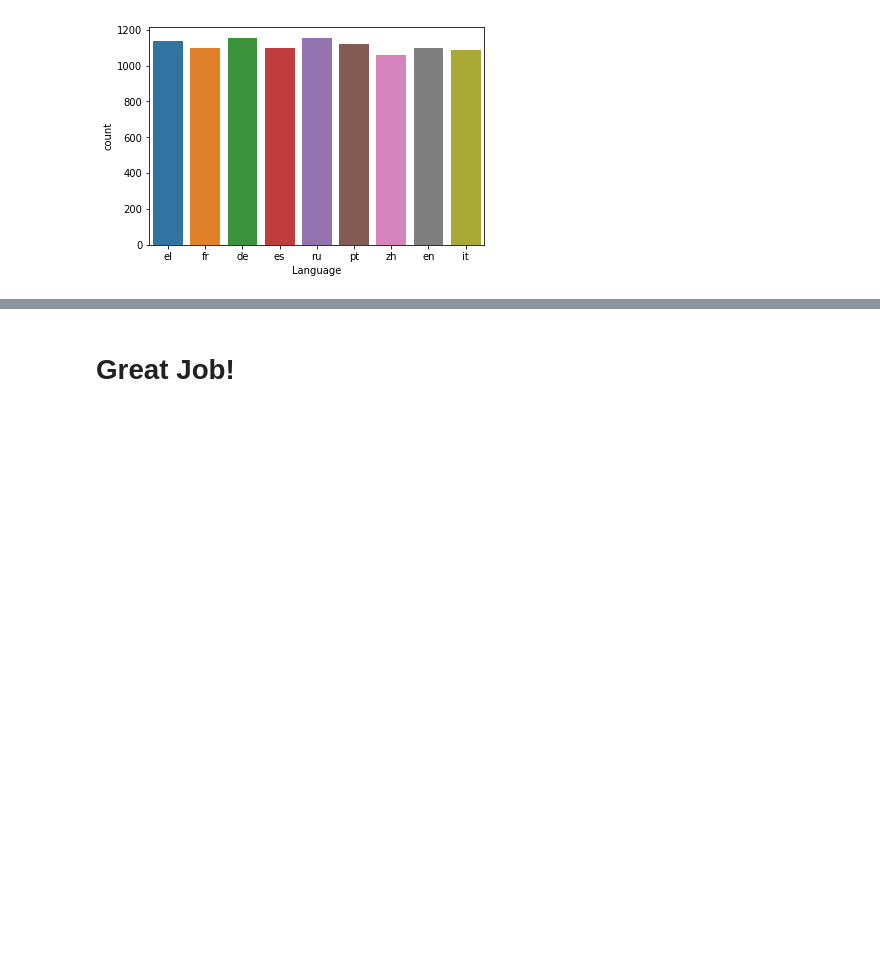
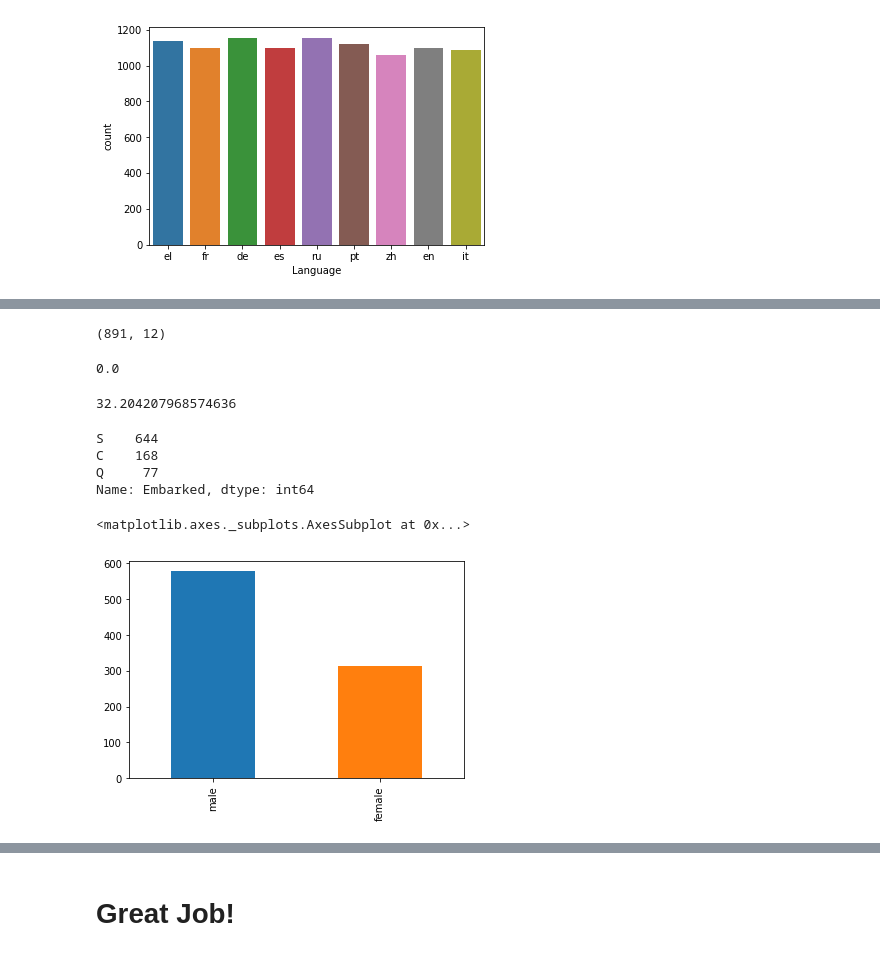
Before and after one commit to moto8xpk/Week1_ML_EcommercePurchases, a Jupyter notebook: Ecommerce+Purchases+Exercise+.ipynb, the cells around one changed output, grey strips where cells are left out. Drawn from its saved outputs; the diff is of its cells as text; code cells hidden in the pictures; blank space fills up the shorter version.

```diff
--- a/Ecommerce+Purchases+Exercise+.ipynb
+++ b/Ecommerce+Purchases+Exercise+.ipynb
@@ -229,3 +234,5 @@ sns.countplot(x='Language',data=data)
 [figure]
 # %%
 Feel free to plot more graphs to dive deeper into the dataset.
+# %%
+dataTit=pd.read_csv('https://query.data.world/s/f5hxtamju22yjjfhogtdem2uk6twif')
@@ -231,0 +260,6 @@ Feel free to plot more graphs to dive deeper into the dataset.
+# %%
+dataTit.shape
+# %% [output]
+(891, 12)
+# %%
+dataSex=dataTit['Sex'].value_counts()
@@ -231,0 +268,15 @@ Feel free to plot more graphs to dive deeper into the dataset.
+# %%
+dataTit['Fare'].min()
+# %% [output]
+0.0
+# %%
+dataTit['Fare'].mean()
+# %% [output]
+32.204207968574636
+# %%
+dataTit['Embarked'].value_counts()
+# %% [output]
+S    644
+C    168
+Q     77
+Name: Embarked, dtype: int64
@@ -231,0 +285,5 @@ Feel free to plot more graphs to dive deeper into the dataset.
+# %%
+dataSex.plot(kind='bar')
+# %% [output]
+<matplotlib.axes._subplots.AxesSubplot at 0x...>
+[figure, added]
```
Also changed, not shown: parts of 11 cells of this notebook.
